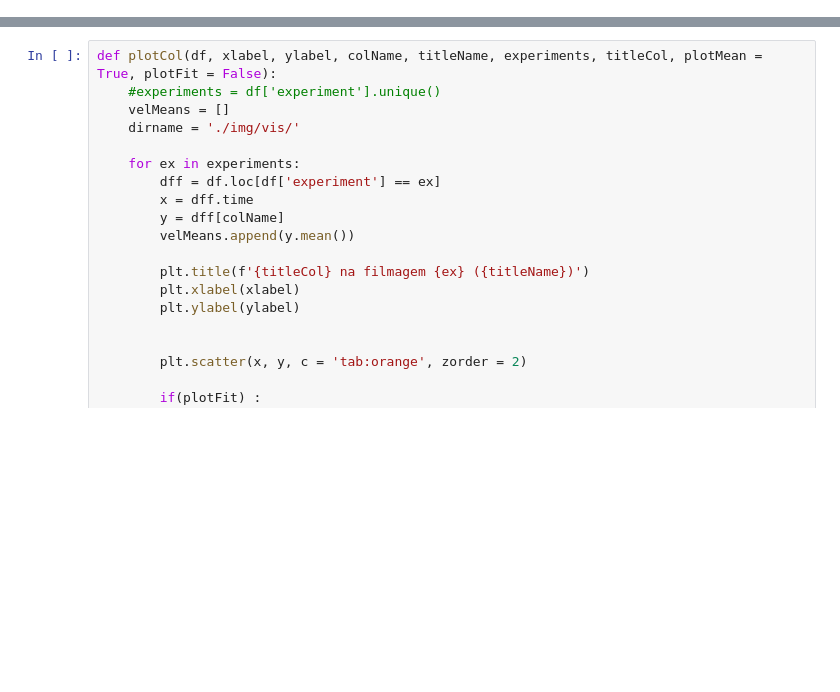
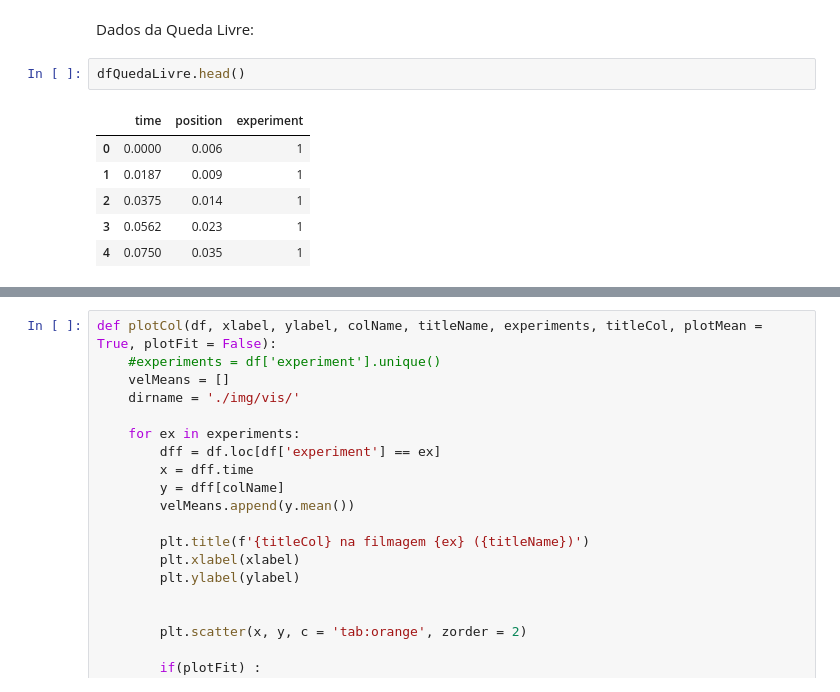
Before and after one commit to likury/EP2Modelagem, a Jupyter notebook: Visualização.ipynb, the cells around one changed output, grey strips where cells are left out. Drawn from its saved outputs; the diff is of its cells as text; blank space fills up the shorter version.

```diff
--- a/Visualização.ipynb
+++ b/Visualização.ipynb
@@ -21,0 +35,11 @@ Vamos plotar o gráfico da posição em função do tempo
+# %% [markdown]
+Dados da Queda Livre:
+# %%
+dfQuedaLivre.head()
+# %% [output]
+|  | time | position | experiment |
+| 0 | 0.0000 | 0.006 | 1 |
+| 1 | 0.0187 | 0.009 | 1 |
+| 2 | 0.0375 | 0.014 | 1 |
+| 3 | 0.0562 | 0.023 | 1 |
+| 4 | 0.0750 | 0.035 | 1 |
```
Also changed, not shown: parts of 23 cells of this notebook.
